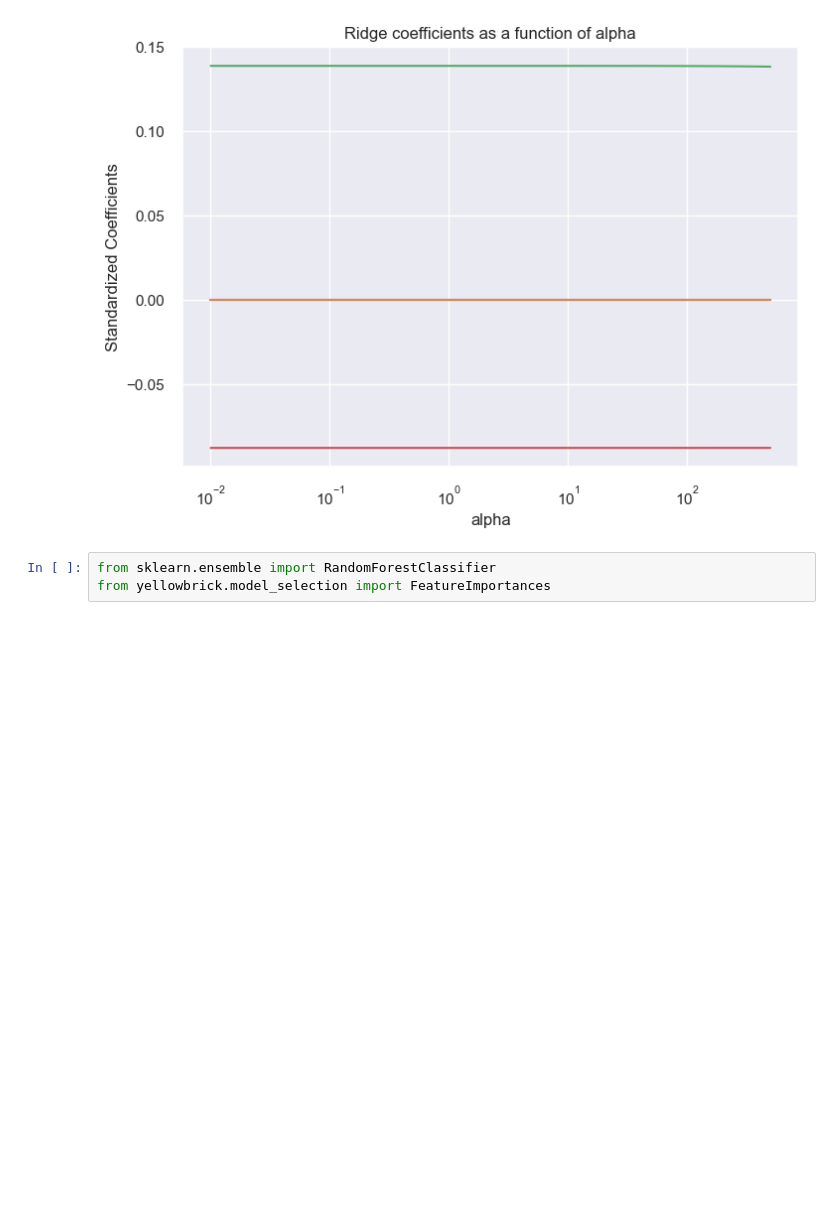
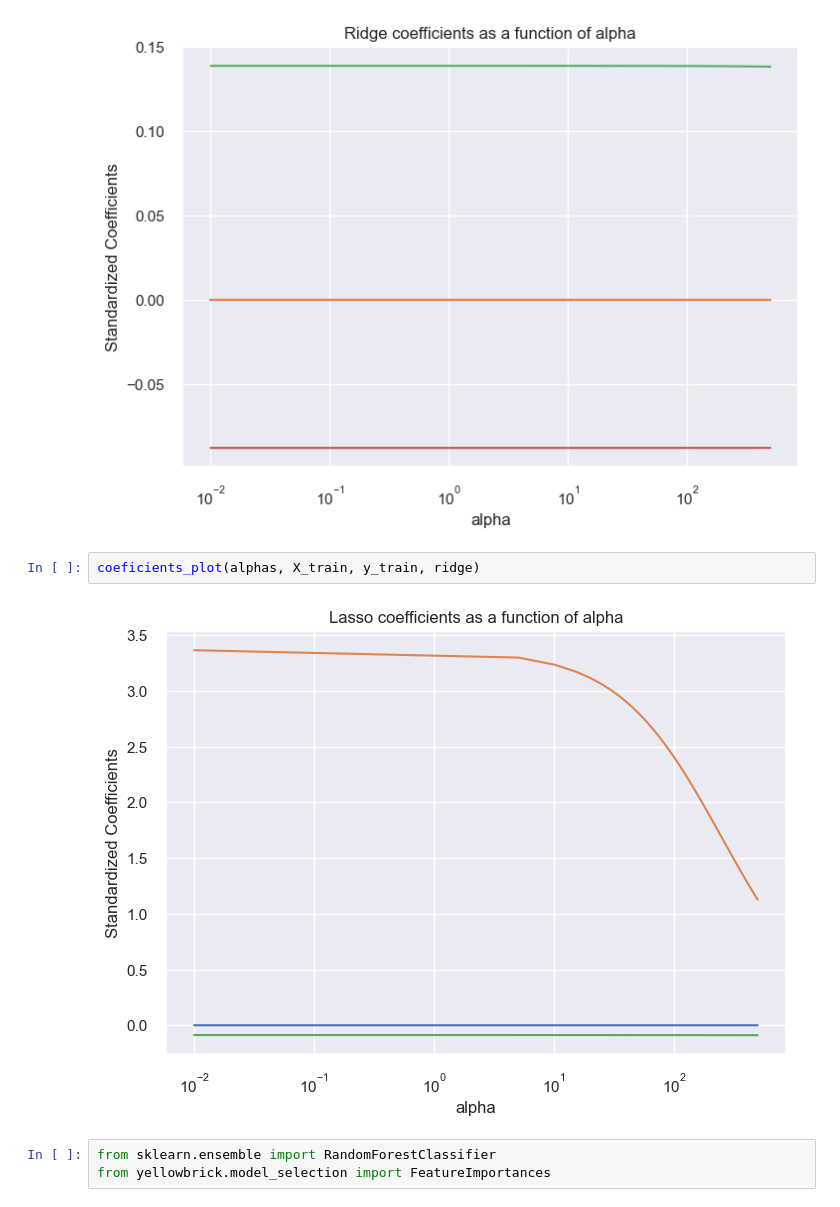
Before and after one commit to DocYoungblood/linear_regression_case_study, a Jupyter notebook: btm.ipynb, the cells around one changed output. Saved outputs shown, nothing was run; the diff lists cells and outputs as text; blank space fills up the shorter version.

```diff
--- a/btm.ipynb
+++ b/btm.ipynb
@@ -491,6 +508,10 @@ plt.title('Ridge coefficients as a function of alpha');
 MSE training set 4.43
 MSE test set 4.42
 [figure]
+# %%
+coeficients_plot(alphas, X_train, y_train, ridge)
+# %% [output]
+[figure, added]
 # %%
 from sklearn.ensemble import RandomForestClassifier
 from yellowbrick.model_selection import FeatureImportances
```
Also changed, not shown: parts of 14 cells of this notebook, 2 other files.
